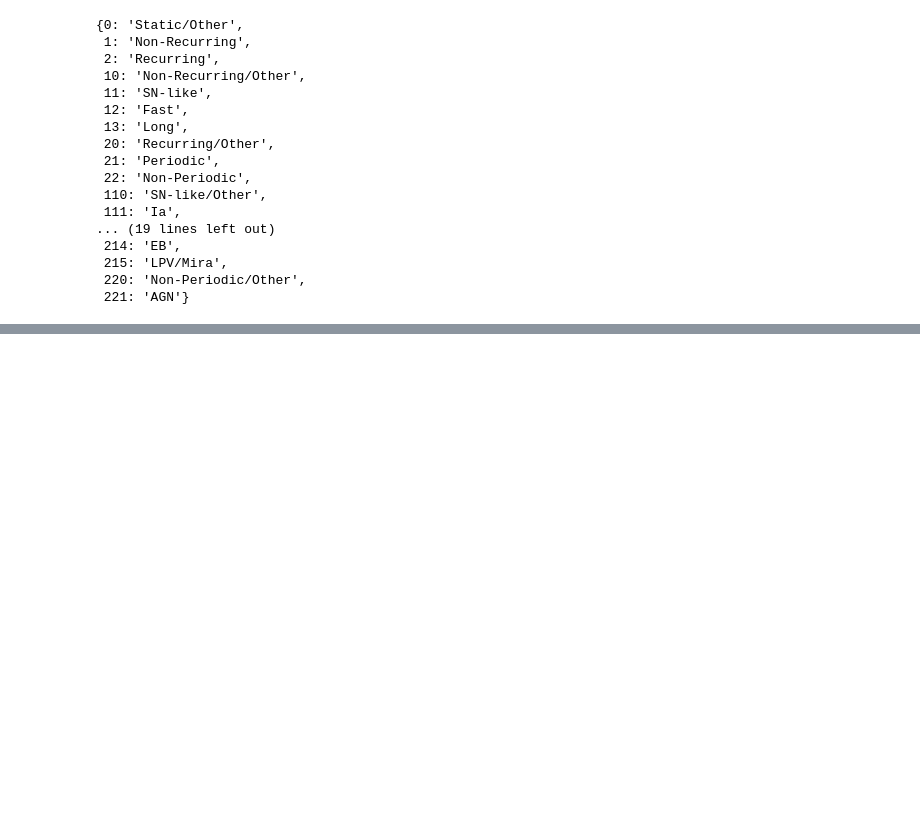
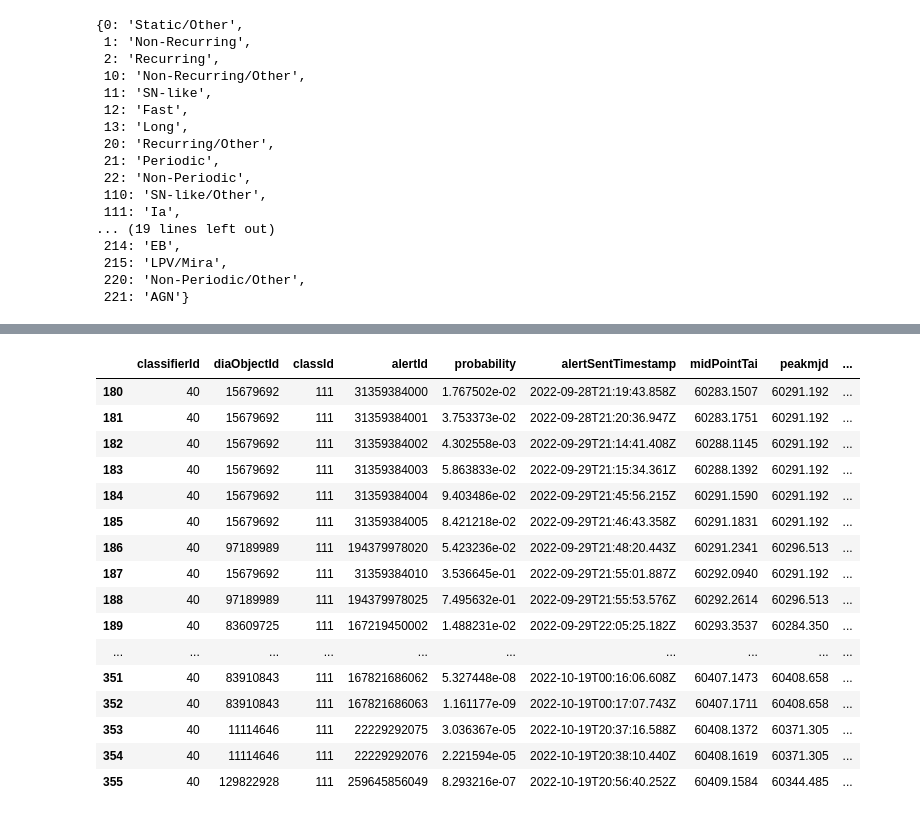
Before and after one commit to josephy02/elasticc_metrics, a Jupyter notebook: query_for_probabilistic_metrics.ipynb, the cells around one changed output, grey strips where cells are left out. Saved outputs shown, nothing was run; the diff lists cells and outputs as text; code cells hidden in the pictures; blank space fills up the shorter version.

```diff
--- a/query_for_probabilistic_metrics.ipynb
+++ b/query_for_probabilistic_metrics.ipynb
@@ -121,0 +304,20 @@ classname
+# %%
+onebroker
+# %% [output]
+|  | classifierId | diaObjectId | classId | alertId | probability | alertSentTimestamp | midPointTai | peakmjd | ... |
+| 180 | 40 | 15679692 | 111 | 31359384000 | 1.767502e-02 | 2022-09-28T21:19:43.858Z | 60283.1507 | 60291.192 | ... |
+| 181 | 40 | 15679692 | 111 | 31359384001 | 3.753373e-02 | 2022-09-28T21:20:36.947Z | 60283.1751 | 60291.192 | ... |
+| 182 | 40 | 15679692 | 111 | 31359384002 | 4.302558e-03 | 2022-09-29T21:14:41.408Z | 60288.1145 | 60291.192 | ... |
+| 183 | 40 | 15679692 | 111 | 31359384003 | 5.863833e-02 | 2022-09-29T21:15:34.361Z | 60288.1392 | 60291.192 | ... |
+| 184 | 40 | 15679692 | 111 | 31359384004 | 9.403486e-02 | 2022-09-29T21:45:56.215Z | 60291.1590 | 60291.192 | ... |
+| 185 | 40 | 15679692 | 111 | 31359384005 | 8.421218e-02 | 2022-09-29T21:46:43.358Z | 60291.1831 | 60291.192 | ... |
+| 186 | 40 | 97189989 | 111 | 194379978020 | 5.423236e-02 | 2022-09-29T21:48:20.443Z | 60291.2341 | 60296.513 | ... |
+| 187 | 40 | 15679692 | 111 | 31359384010 | 3.536645e-01 | 2022-09-29T21:55:01.887Z | 60292.0940 | 60291.192 | ... |
+| 188 | 40 | 97189989 | 111 | 194379978025 | 7.495632e-01 | 2022-09-29T21:55:53.576Z | 60292.2614 | 60296.513 | ... |
+| 189 | 40 | 83609725 | 111 | 167219450002 | 1.488231e-02 | 2022-09-29T22:05:25.182Z | 60293.3537 | 60284.350 | ... |
+| ... | ... | ... | ... | ... | ... | ... | ... | ... | ... |
+| 351 | 40 | 83910843 | 111 | 167821686062 | 5.327448e-08 | 2022-10-19T00:16:06.608Z | 60407.1473 | 60408.658 | ... |
+| 352 | 40 | 83910843 | 111 | 167821686063 | 1.161177e-09 | 2022-10-19T00:17:07.743Z | 60407.1711 | 60408.658 | ... |
+| 353 | 40 | 11114646 | 111 | 22229292075 | 3.036367e-05 | 2022-10-19T20:37:16.588Z | 60408.1372 | 60371.305 | ... |
+| 354 | 40 | 11114646 | 111 | 22229292076 | 2.221594e-05 | 2022-10-19T20:38:10.440Z | 60408.1619 | 60371.305 | ... |
+| 355 | 40 | 129822928 | 111 | 259645856049 | 8.293216e-07 | 2022-10-19T20:56:40.252Z | 60409.1584 | 60344.485 | ... |
```
Also changed, not shown: parts of 15 cells of this notebook.
